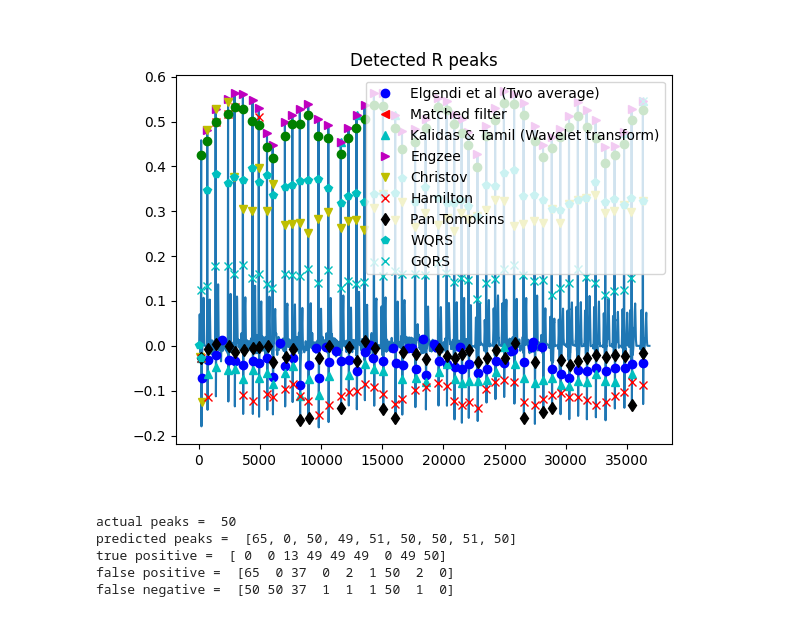
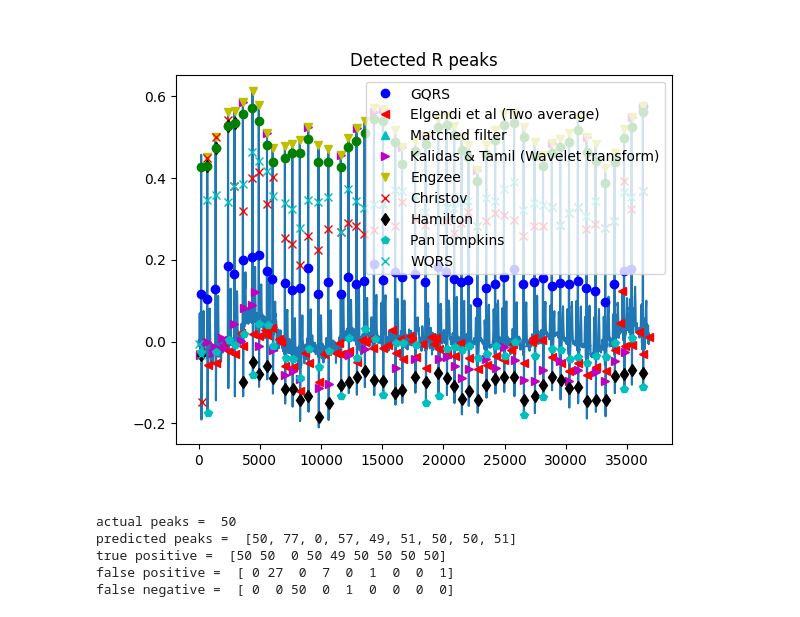
Before and after one commit to floriankri/ecg_detector_assessment, a Jupyter notebook: Playground/playground.ipynb, the cells around one changed output. Saved outputs shown, nothing was run; the diff lists cells and outputs as text; code cells hidden in the pictures.

Commit message:
detectors and databases as iterable

```diff
--- a/Playground/playground.ipynb
+++ b/Playground/playground.ipynb
@@ -12,7 +64,7 @@ medEpis = 15        # Median duration of an atrial fibrillation (AF) episode
 stayInAF = float(1-np.log(2)/medEpis)   # Probability to stay in AF state
 AFburden = 0.8      # AF burden. 0 - the entire signal is sinus rhythm (SR), 1 - the entire signal is AF
 
-noiseType = 0       # Type of noise. A number from 0 to 4. 0 - no noise added (noise RMS = 0 mV),
+noiseType = 4       # Type of noise. A number from 0 to 4. 0 - no noise added (noise RMS = 0 mV),
                     # 1 - motion artefacts, 2 - electrode movement artefacts, 3 - baseline wander,
                     # 4 - mixture of type 1, type 2 and type 3 noises
 noiseRMS = 0.02     # Noise level in milivolts
@@ -32 +86,9 @@ len(returndata['multileadECG'])
 actualpeaks = np.transpose(np.array(returndata['QRSindex']))[:,0].astype(int)
+# %%
+databases.append(Database(
+    name="Synthetic data",
+    signal=np.transpose(np.array(returndata['multileadECG']))[:,0],
+    actual_qrs_complex=np.transpose(np.array(returndata['QRSindex']))[:,0].astype(int),
+    fs=500))
+# %%
+detectors.append(Detector(name="GQRS", algorithm=processing.qrs.gqrs_detect))
@@ -33,47 +119,37 @@ actualpeaks = np.transpose(np.array(returndata['QRSindex']))[:,0].astype(int)
+# %%
+detectors.append(Detector(name="Elgendi et al (Two average)", algorithm=run_two_average_detector))
+detectors.append(Detector(name="Matched filter", algorithm=run_matched_filter_detector))
+detectors.append(Detector(name="Kalidas & Tamil (Wavelet transform)", algorithm=run_swt_detector))
+detectors.append(Detector(name="Engzee", algorithm=run_engzee_detector))
+detectors.append(Detector(name="Christov", algorithm=run_christov_detector))
+detectors.append(Detector(name="Hamilton", algorithm=run_hamilton_detector))
+detectors.append(Detector(name="Pan Tompkins", algorithm=run_pan_tompkins_detector))
+detectors.append(Detector(name="WQRS", algorithm=run_wqrs_detector))
 # %%
-from cProfile import label
-import numpy as np
-import matplotlib.pyplot as plt
-import pathlib
-from ecgdetectors import Detectors
-import sys
-import wfdb
-from wfdb import processing
-
-
-unfiltered_ecg_dat = np.transpose(np.array(returndata['multileadECG']))
-unfiltered_ecg = unfiltered_ecg_dat[:, 0]
-fs = 500
-
-detectors = Detectors(fs)
-
 predictedpeaks = []
 labels = []
-for i in range(len(detectors.get_detector_list())):
-    if i==1:
+for i in range(len(detectors)):
+    if i==2:
         predictedpeaks.append([])
-        labels.append(detectors.get_detector_list()[i][0])
+        labels.append(detectors[i].name)
         continue
-    predictedpeaks.append(detectors.get_detector_list()[i][1](unfiltered_ecg))
-    labels.append(detectors.get_detector_list()[i][0])
-
-predictedpeaks.append(processing.qrs.gqrs_detect(sig=unfiltered_ecg, fs=fs))
-labels.append("GQRS")
+    predictedpeaks.append(detectors[i].predicted_qrs_compelx(signal=databases[0].signal, fs=databases[0].fs))
+    labels.append(detectors[i].name)
 
 fmt = ['bo','r<','c^','m>','yv','rx','kd','cp','cx','b>']
 
-%matplotlib widget
+
 plt.figure()
-plt.plot(unfiltered_ecg)
+plt.plot(databases[0].signal)
 for i in range(len(predictedpeaks)):
-    plt.plot(predictedpeaks[i], unfiltered_ecg[predictedpeaks[i]], fmt[i],label=labels[i])
-plt.plot(actualpeaks, unfiltered_ecg[actualpeaks], 'go')
+    plt.plot(predictedpeaks[i], databases[0].signal[predictedpeaks[i]], fmt[i],label=detectors[i].name)
+plt.plot(databases[0].actual_qrs_complex, databases[0].signal[databases[0].actual_qrs_complex], 'go')
 plt.title("Detected R peaks")
 plt.legend()
 
 plt.show()
 # %% [output]
-[figure, old version]
+[figure, new version]
 # %%
 numalgorithms = len(predictedpeaks)
 
@@ -88,7 +164,7 @@ for j in range(len(predictedpeaks)):
     for predictedpeak in predictedpeaks[j]:
         tpdetect = 1
         for i in range(len(actualpeaksiter)):
-            if predictedpeak >= (actualpeaksiter[i] - 25) and predictedpeak <= (actualpeaksiter[i] + 25):
+            if predictedpeak >= (actualpeaksiter[i] - 150) and predictedpeak <= (actualpeaksiter[i] + 150):
                 tp[j]+=1
                 tpdetect = 0
                 actualpeaksiter = np.delete(actualpeaksiter, i)
@@ -106,10 +182,10 @@ print("false positive = ", fp)
 print("false negative = ", fn)
 # %% [output]
 actual peaks =  50
-predicted peaks =  [65, 0, 50, 49, 51, 50, 50, 51, 50]
-true positive =  [ 0  0 13 49 49 49  0 49 50]
-false positive =  [65  0 37  0  2  1 50  2  0]
-false negative =  [50 50 37  1  1  1 50  1  0]
+predicted peaks =  [50, 77, 0, 57, 49, 51, 50, 50, 51]
+true positive =  [50 50  0 50 49 50 50 50 50]
+false positive =  [ 0 27  0  7  0  1  0  0  1]
+false negative =  [ 0  0 50  0  1  0  0  0  0]
 # %%
 sensitivity = tp / (tp+fn)
 print("sensitivity = ", np.around(sensitivity,decimals=2))
```
Also changed, not shown: parts of 16 cells of this notebook.
